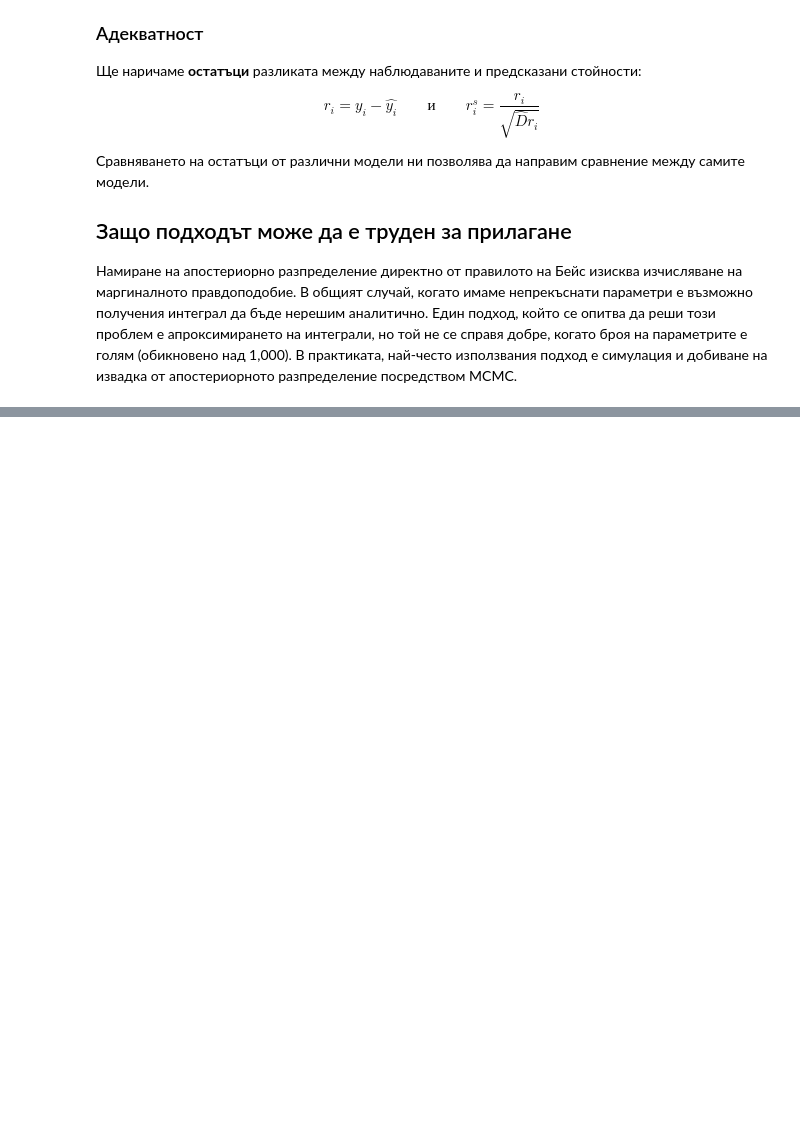
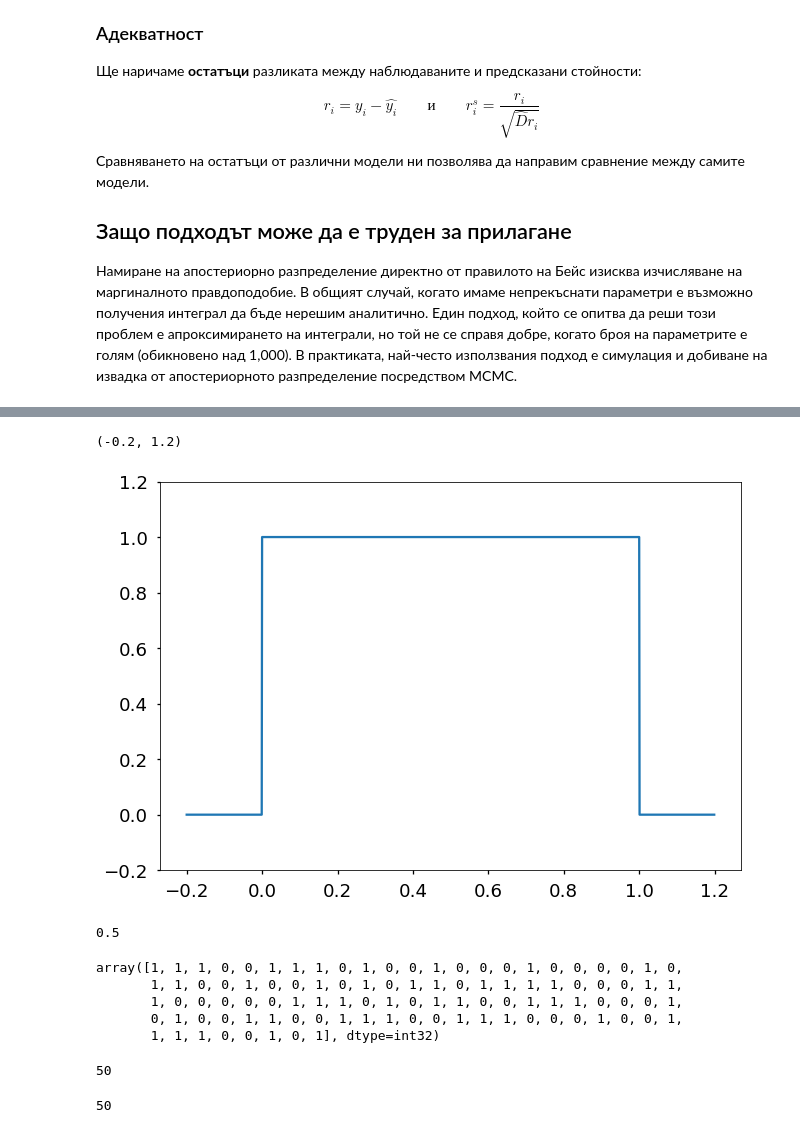
Before and after one commit to andybala/curiousily.github.com, a Jupyter notebook: notebooks/23.ml_basics_baysian_stats.ipynb, the cells around one changed output, grey strips where cells are left out. Cells and saved outputs as stored; diff of their text form; code cells hidden in the pictures; blank space fills up the shorter version.

```diff
--- a/notebooks/23.ml_basics_baysian_stats.ipynb
+++ b/notebooks/23.ml_basics_baysian_stats.ipynb
@@ -149,0 +194,8 @@ $$r_i = y_i - \hat{y_i} \qquad и \qquad r_i^s=\frac{r_i}{\sqrt{\hat{D}r_i}}$$
+# %%
+x = tf.range(-0.2, 1.2, 0.001)
+plt.plot(*sess.run([x, Uniform(low=0.0, high=1.0).prob(x)]))
+#plt.plot(*sess.run([x, Beta(concentration1=1.0, concentration0=1.0).prob(x)]));
+plt.ylim((-0.2, 1.2))
+# %% [output]
+(-0.2, 1.2)
+[figure, added]
@@ -149,0 +204,20 @@ $$r_i = y_i - \hat{y_i} \qquad и \qquad r_i^s=\frac{r_i}{\sqrt{\hat{D}r_i}}$$
+# %%
+pheads_true
+# %% [output]
+0.5
+# %%
+c_train
+# %% [output]
+array([1, 1, 1, 0, 0, 1, 1, 1, 0, 1, 0, 0, 1, 0, 0, 0, 1, 0, 0, 0, 0, 1, 0,
+       1, 1, 0, 0, 1, 0, 0, 1, 0, 1, 0, 1, 1, 0, 1, 1, 1, 1, 0, 0, 0, 1, 1,
+       1, 0, 0, 0, 0, 0, 1, 1, 1, 0, 1, 0, 1, 1, 0, 0, 1, 1, 1, 0, 0, 0, 1,
+       0, 1, 0, 0, 1, 1, 0, 0, 1, 1, 1, 0, 0, 1, 1, 1, 0, 0, 0, 1, 0, 0, 1,
+       1, 1, 1, 0, 0, 1, 0, 1], dtype=int32)
+# %%
+sum(c_train == 0)
+# %% [output]
+50
+# %%
+sum(c_train == 1)
+# %% [output]
+50
```
Also changed, not shown: parts of 16 cells of this notebook, 1 other file.
